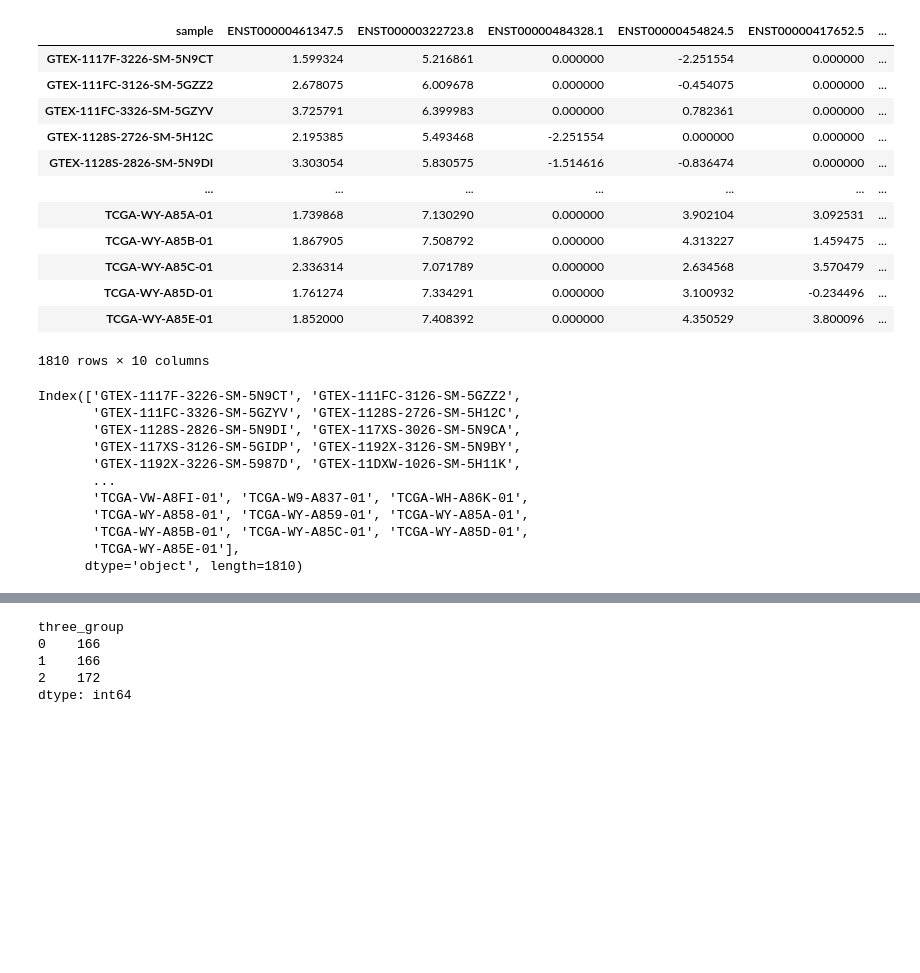
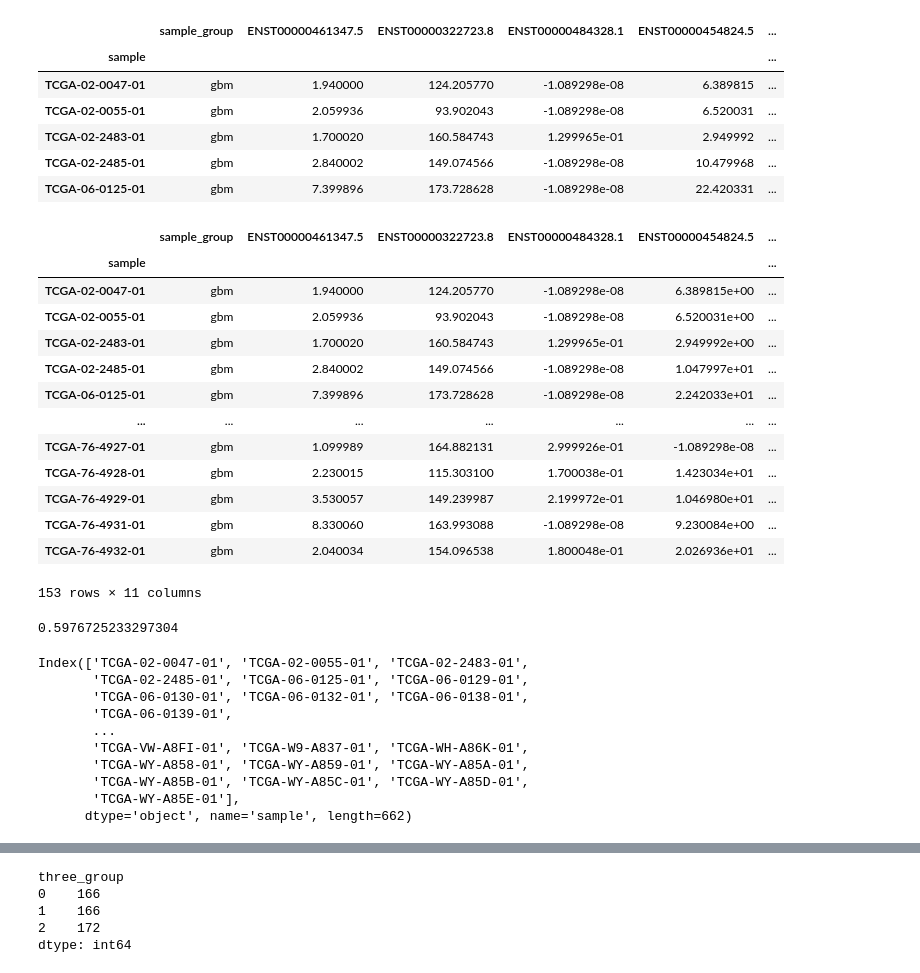
Before and after one commit to duttaprat/Postdoc, a Jupyter notebook: Collab_code/survival_plot.ipynb, the cells around one changed output, grey strips where cells are left out. Drawn from its saved outputs; the diff is of its cells as text; code cells hidden in the pictures; blank space fills up the shorter version.

```diff
--- a/Collab_code/survival_plot.ipynb
+++ b/Collab_code/survival_plot.ipynb
@@ -7,29 +7,24 @@ import pandas as pd
 import numpy as np
 import matplotlib.pyplot as plt
 # %%
-INPUT_PATH= "/data/projects/shared_data/collab_data/subsample/boxplot_data"
-INPUT_FILENAME = "lgg_gbm_gtex.csv"
+INPUT_PATH= "/data/projects/shared_data/collab_data/10_transcripts/Data"
+INPUT_FOLDERNAME = "tpm"
+INPUT_FILENAME = "lgg_gbm.csv"
 # %%
-df = pd.read_csv(INPUT_PATH+"/"+INPUT_FILENAME, sep= ",", decimal=',')
-df = df.rename(columns={'transcript': 'sample'})
-df= df.set_index('sample')
-df = df.transpose()
-df = df.astype(float)
+df = pd.read_csv(INPUT_PATH+"/"+INPUT_FOLDERNAME+"/"+INPUT_FILENAME, sep= " ")
+df.rename(columns={'status': 'sample_group'}, inplace=True)
+#df= df.set_index('sample')
+# df = df.transpose()
+# df = df.astype(float)
 # df = df.reset_index(drop=True)
 # df = df.rename(columns={'index': 'sample'})
-# df  =df.set_index('sample')
-df
+df  =df.set_index('sample')
+df.head()
 # %% [output]
-| sample | ENST00000461347.5 | ENST00000322723.8 | ENST00000484328.1 | ENST00000454824.5 | ENST00000417652.5 | ... |
-| GTEX-1117F-3226-SM-5N9CT | 1.599324 | 5.216861 | 0.000000 | -2.251554 | 0.000000 | ... |
-| GTEX-111FC-3126-SM-5GZZ2 | 2.678075 | 6.009678 | 0.000000 | -0.454075 | 0.000000 | ... |
-| GTEX-111FC-3326-SM-5GZYV | 3.725791 | 6.399983 | 0.000000 | 0.782361 | 0.000000 | ... |
-| GTEX-1128S-2726-SM-5H12C | 2.195385 | 5.493468 | -2.251554 | 0.000000 | 0.000000 | ... |
-| GTEX-1128S-2826-SM-5N9DI | 3.303054 | 5.830575 | -1.514616 | -0.836474 | 0.000000 | ... |
-| ... | ... | ... | ... | ... | ... | ... |
-| TCGA-WY-A85A-01 | 1.739868 | 7.130290 | 0.000000 | 3.902104 | 3.092531 | ... |
-| TCGA-WY-A85B-01 | 1.867905 | 7.508792 | 0.000000 | 4.313227 | 1.459475 | ... |
-| TCGA-WY-A85C-01 | 2.336314 | 7.071789 | 0.000000 | 2.634568 | 3.570479 | ... |
-| TCGA-WY-A85D-01 | 1.761274 | 7.334291 | 0.000000 | 3.100932 | -0.234496 | ... |
-| TCGA-WY-A85E-01 | 1.852000 | 7.408392 | 0.000000 | 4.350529 | 3.800096 | ... |
+|  | sample_group | ENST00000461347.5 | ENST00000322723.8 | ENST00000484328.1 | ENST00000454824.5 | ... |
+| sample |  |  |  |  |  | ... |
+| TCGA-02-0047-01 | gbm | 1.940000 | 124.205770 | -1.089298e-08 | 6.389815 | ... |
+| TCGA-02-0055-01 | gbm | 2.059936 | 93.902043 | -1.089298e-08 | 6.520031 | ... |
+| TCGA-02-2483-01 | gbm | 1.700020 | 160.584743 | 1.299965e-01 | 2.949992 | ... |
+| TCGA-02-2485-01 | gbm | 2.840002 | 149.074566 | -1.089298e-08 | 10.479968 | ... |
+| TCGA-06-0125-01 | gbm | 7.399896 | 173.728628 | -1.089298e-08 | 22.420331 | ... |
-1810 rows × 10 columns
@@ -36,14 +33,34 @@ df
+# %%
+df_gbm
+# %% [output]
+|  | sample_group | ENST00000461347.5 | ENST00000322723.8 | ENST00000484328.1 | ENST00000454824.5 | ... |
+| sample |  |  |  |  |  | ... |
+| TCGA-02-0047-01 | gbm | 1.940000 | 124.205770 | -1.089298e-08 | 6.389815e+00 | ... |
+| TCGA-02-0055-01 | gbm | 2.059936 | 93.902043 | -1.089298e-08 | 6.520031e+00 | ... |
+| TCGA-02-2483-01 | gbm | 1.700020 | 160.584743 | 1.299965e-01 | 2.949992e+00 | ... |
+| TCGA-02-2485-01 | gbm | 2.840002 | 149.074566 | -1.089298e-08 | 1.047997e+01 | ... |
+| TCGA-06-0125-01 | gbm | 7.399896 | 173.728628 | -1.089298e-08 | 2.242033e+01 | ... |
+| ... | ... | ... | ... | ... | ... | ... |
+| TCGA-76-4927-01 | gbm | 1.099989 | 164.882131 | 2.999926e-01 | -1.089298e-08 | ... |
+| TCGA-76-4928-01 | gbm | 2.230015 | 115.303100 | 1.700038e-01 | 1.423034e+01 | ... |
+| TCGA-76-4929-01 | gbm | 3.530057 | 149.239987 | 2.199972e-01 | 1.046980e+01 | ... |
+| TCGA-76-4931-01 | gbm | 8.330060 | 163.993088 | -1.089298e-08 | 9.230084e+00 | ... |
+| TCGA-76-4932-01 | gbm | 2.040034 | 154.096538 | 1.800048e-01 | 2.026936e+01 | ... |
+153 rows × 11 columns
+# %%
+print(df_gbm['ENST00000322723.8'].corr(df_gbm['ENST00000417652.5']))
+# %% [output]
+0.5976725233297304
 # %%
 df.index
 # %% [output]
-Index(['GTEX-1117F-3226-SM-5N9CT', 'GTEX-111FC-3126-SM-5GZZ2',
-       'GTEX-111FC-3326-SM-5GZYV', 'GTEX-1128S-2726-SM-5H12C',
-       'GTEX-1128S-2826-SM-5N9DI', 'GTEX-117XS-3026-SM-5N9CA',
-       'GTEX-117XS-3126-SM-5GIDP', 'GTEX-1192X-3126-SM-5N9BY',
-       'GTEX-1192X-3226-SM-5987D', 'GTEX-11DXW-1026-SM-5H11K',
+Index(['TCGA-02-0047-01', 'TCGA-02-0055-01', 'TCGA-02-2483-01',
+       'TCGA-02-2485-01', 'TCGA-06-0125-01', 'TCGA-06-0129-01',
+       'TCGA-06-0130-01', 'TCGA-06-0132-01', 'TCGA-06-0138-01',
+       'TCGA-06-0139-01',
        ...
        'TCGA-VW-A8FI-01', 'TCGA-W9-A837-01', 'TCGA-WH-A86K-01',
        'TCGA-WY-A858-01', 'TCGA-WY-A859-01', 'TCGA-WY-A85A-01',
        'TCGA-WY-A85B-01', 'TCGA-WY-A85C-01', 'TCGA-WY-A85D-01',
        'TCGA-WY-A85E-01'],
-      dtype='object', length=1810)
+      dtype='object', name='sample', length=662)
```
Also changed, not shown: parts of 11 cells of this notebook, 4 other files.
